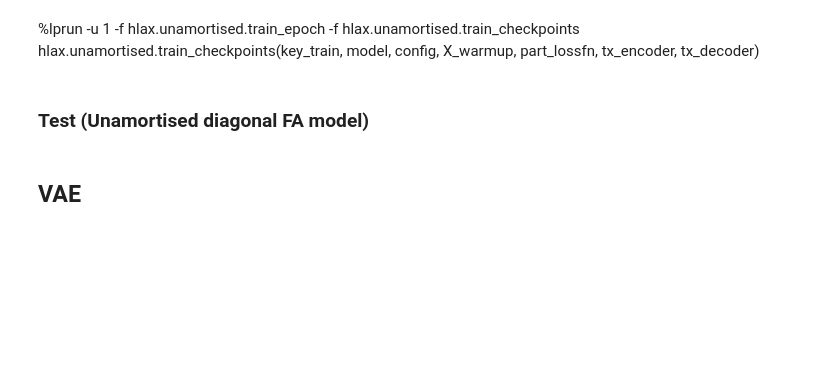
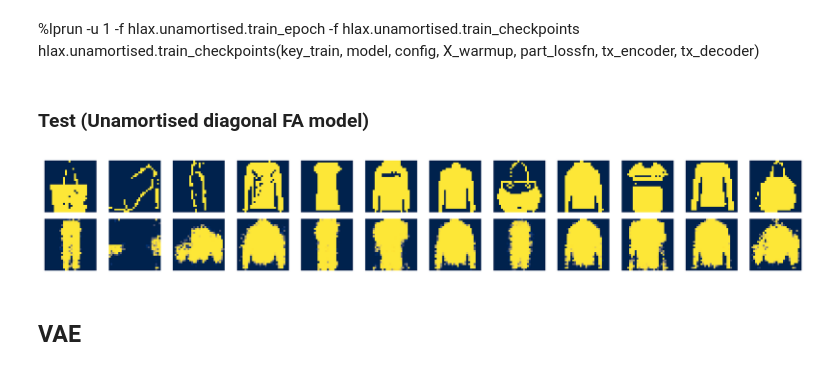
Before and after one commit to gerdm/hard-em-lvm, a Jupyter notebook: notebooks/20-unamortised-refactor.ipynb, the cells around one changed output. Drawn from its saved outputs; the diff is of its cells as text; code cells hidden in the pictures; blank space fills up the shorter version.

```diff
--- a/notebooks/20-unamortised-refactor.ipynb
+++ b/notebooks/20-unamortised-refactor.ipynb
@@ -317,0 +300,20 @@ Wall time: 4.25 s
+# %%
+%%time
+config = hlax.unamortised.CheckpointsConfig(
+    num_epochs=50,
+    batch_size=200,
+    num_e_steps=2,
+    eval_epochs=[],
+)
+
+
+model = UnamortisedVAEBernDelta(dim_latent, dim_obs[0], DeltaEncoder, Decoder)
+tx_encoder = optax.adam(1e-3)
+tx_decoder = optax.adam(1e-2)
+
+output_train = hlax.unamortised.train_checkpoints(
+    key_train, model, config, X_warmup, part_lossfn, tx_encoder, tx_decoder
+)
+# checkpoint_params = output_train["checkpoint_params"]
+state_encoder, state_decoder = output_train["state_final"]
+params_decoder_hem = state_decoder.params
@@ -332,20 +336,19 @@ config_test = hlax.unamortised.Config(
 res_hem_test = hlax.unamortised.train_encoder(key_it_test, model_test, config_test, X_test, state_decoder, part_lossfn_test, tx)
 params_encoder_hem_test = res_hem_test["state_final"].params
 hist_loss_hem = res_hem_test["hist_loss"]
-# %%
-n_show = 8
-ixs_target = jax.random.choice(key, len(X_test), (n_show,))
-# %%
-fig, axs = plt.subplots(2, n_show, figsize=(7, 2))
-for ax, ix_target in zip(axs.T, ixs_target):
-    img_truth = X_test[ix_target].reshape(28, 28)
-    img_reconstruct = eval_unamortised(model_test, X_test, params_encoder_hem_test, params_decoder)[2][0][ix_target]
-    ax[0].imshow(img_truth, cmap="cividis")
-    img_reconstruct = nn.sigmoid(img_reconstruct).reshape(28, 28)
-    ax[1].imshow(img_reconstruct, cmap="cividis")
-    ax[0].axis("off")
-    ax[1].axis("off")
-plt.tight_layout()
+# %%
+fig, axs = plt.subplots(2, n_show, figsize=(12, 2))
+for ax, ix_target in zip(axs.T, ixs_target):
+    img_truth = X_test[ix_target].reshape(28, 28)
+    img_reconstruct = eval_unamortised(model_test, X_test, params_encoder_hem_test, params_decoder_hem)[2][0][ix_target]
+    ax[0].imshow(img_truth, cmap="cividis")
+    img_reconstruct = nn.sigmoid(img_reconstruct).reshape(28, 28)
+    ax[1].imshow(img_reconstruct, cmap="cividis")
+    ax[0].axis("off")
+    ax[1].axis("off")
+plt.tight_layout()
+# %% [output]
+[figure, added]
 # %% [markdown]
 ## VAE
 # %%
```
Also changed, not shown: parts of 14 cells of this notebook.
